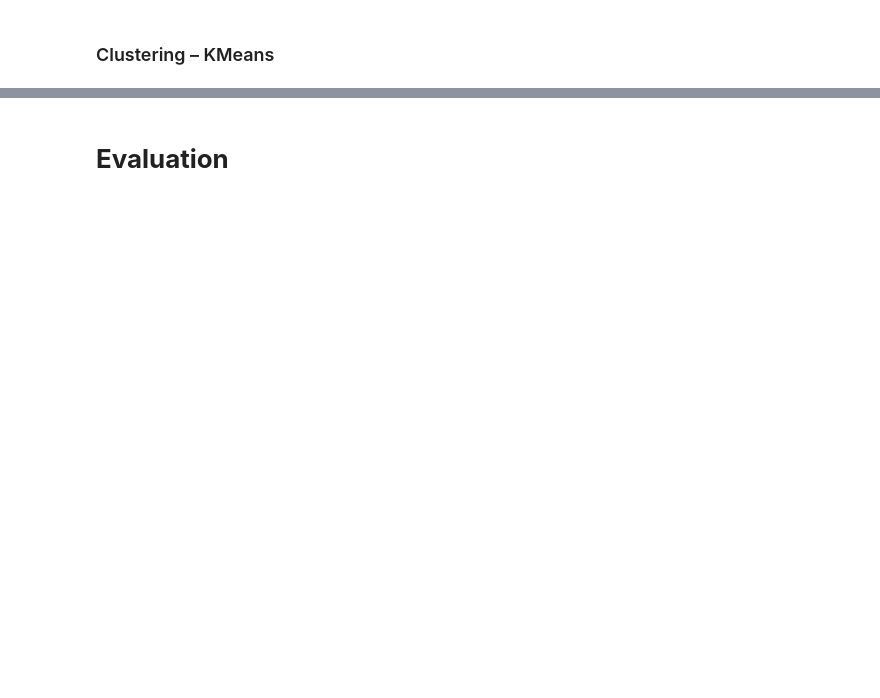
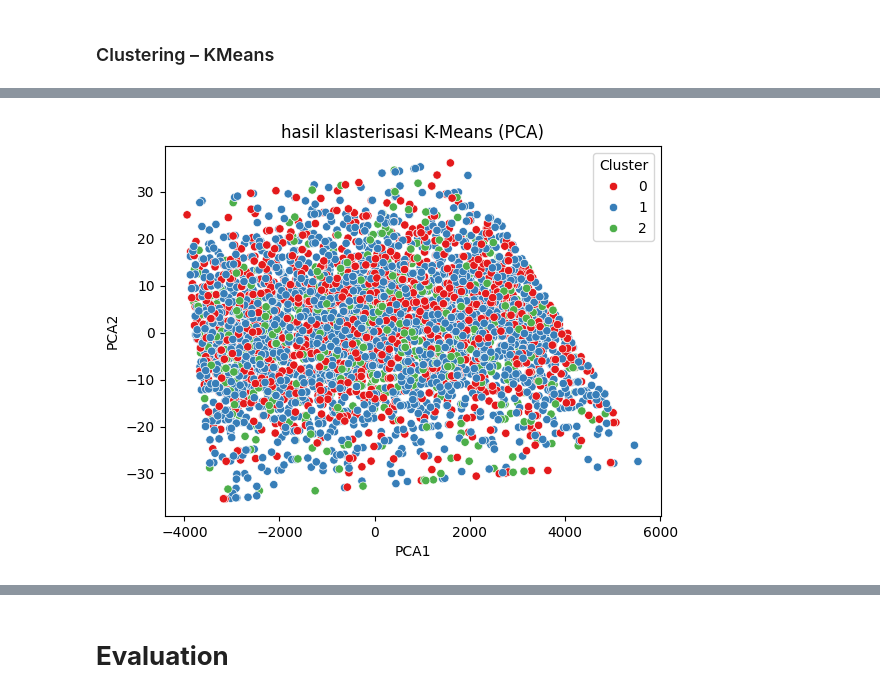
Before and after one commit to fir-aff/TuBes_DatMin_Kel-9, a Jupyter notebook: Tubes_Damin.ipynb, the cells around one changed output, grey strips where cells are left out. Cells and saved outputs as stored; diff of their text form; code cells hidden in the pictures; blank space fills up the shorter version.

```diff
--- a/Tubes_Damin.ipynb
+++ b/Tubes_Damin.ipynb
@@ -302,0 +364,21 @@ plt.show()
+# %%
+df = df.merge(u[["Product Name", "Cluster"]], on="Product Name", how="left")
+# %%
+from sklearn.decomposition import PCA
+
+# Ambil kolom numerik saja
+numerical_cols = df.select_dtypes(include='number').drop(columns='Cluster')
+
+# Jalankan PCA
+pca = PCA(n_components=2)
+pca_result = pca.fit_transform(numerical_cols)
+
+# Tambahkan hasil PCA ke df
+df['PCA1'] = pca_result[:, 0]
+df['PCA2'] = pca_result[:, 1]
+# %%
+sns.scatterplot(x='PCA1', y='PCA2', hue='Cluster', data=df, palette='Set1')
+plt.title('hasil klasterisasi K-Means (PCA)')
+plt.show()
+# %% [output]
+[figure, added]
```
Also changed, not shown: parts of 22 cells of this notebook, 5 other files.
